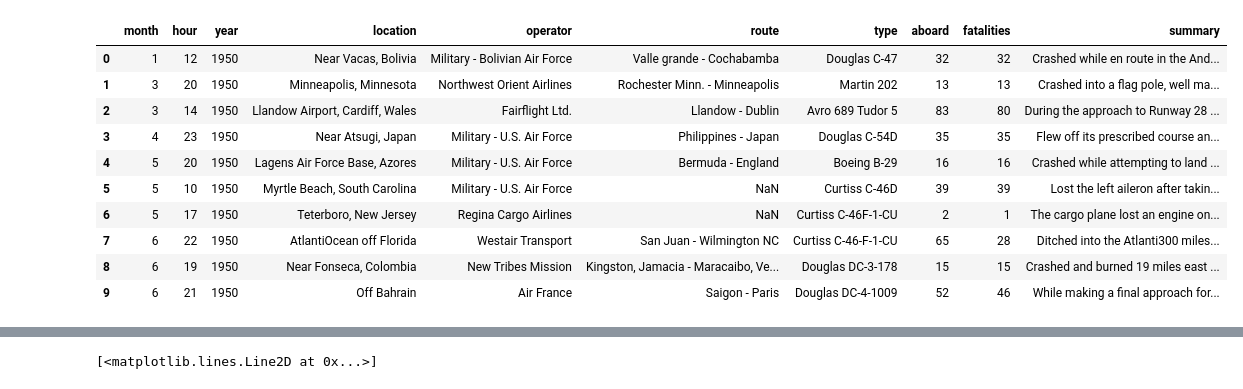
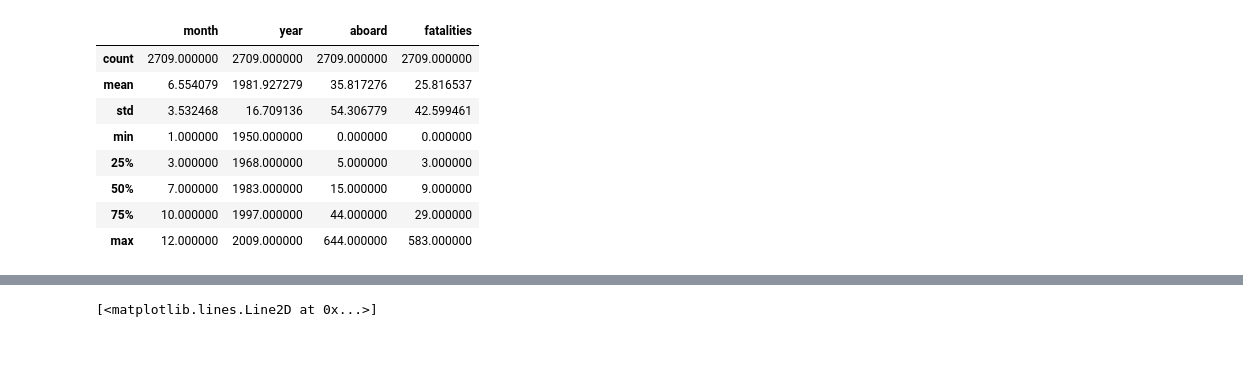
Before and after one commit to micsab/thinkful_files, a Jupyter notebook: data_science_technical_eval/Plane Crash Data.ipynb, the cells around one changed output, grey strips where cells are left out. Cells and saved outputs as stored; diff of their text form; code cells hidden in the pictures; blank space fills up the shorter version.

```diff
--- a/data_science_technical_eval/Plane Crash Data.ipynb
+++ b/data_science_technical_eval/Plane Crash Data.ipynb
@@ -5,16 +5,14 @@ import matplotlib.pyplot as plt
 %matplotlib inline
 # %%
 plane_crash = pd.read_csv('plane_crashes_data.csv')
-plane_crash.head(10)
+plane_crash.describe()
 # %% [output]
-|  | month | hour | year | location | operator | route | type | aboard | fatalities | summary |
-| 0 | 1 | 12 | 1950 | Near Vacas, Bolivia | Military - Bolivian Air Force | Valle grande - Cochabamba | Douglas C-47 | 32 | 32 | Crashed while en route in the And... |
-| 1 | 3 | 20 | 1950 | Minneapolis, Minnesota | Northwest Orient Airlines | Rochester Minn. - Minneapolis | Martin 202 | 13 | 13 | Crashed into a flag pole, well ma... |
-| 2 | 3 | 14 | 1950 | Llandow Airport, Cardiff, Wales | Fairflight Ltd. | Llandow - Dublin | Avro 689 Tudor 5 | 83 | 80 | During the approach to Runway 28 ... |
-| 3 | 4 | 23 | 1950 | Near Atsugi, Japan | Military - U.S. Air Force | Philippines - Japan | Douglas C-54D | 35 | 35 | Flew off its prescribed course an... |
-| 4 | 5 | 20 | 1950 | Lagens Air Force Base, Azores | Military - U.S. Air Force | Bermuda - England | Boeing B-29 | 16 | 16 | Crashed while attempting to land ... |
-| 5 | 5 | 10 | 1950 | Myrtle Beach, South Carolina | Military - U.S. Air Force | NaN | Curtiss C-46D | 39 | 39 | Lost the left aileron after takin... |
-| 6 | 5 | 17 | 1950 | Teterboro, New Jersey | Regina Cargo Airlines | NaN | Curtiss C-46F-1-CU | 2 | 1 | The cargo plane lost an engine on... |
-| 7 | 6 | 22 | 1950 | AtlantiOcean off Florida | Westair Transport | San Juan - Wilmington NC | Curtiss C-46-F-1-CU | 65 | 28 | Ditched into the Atlanti300 miles... |
-| 8 | 6 | 19 | 1950 | Near Fonseca, Colombia | New Tribes Mission | Kingston, Jamacia - Maracaibo, Ve... | Douglas DC-3-178 | 15 | 15 | Crashed and burned 19 miles east ... |
-| 9 | 6 | 21 | 1950 | Off Bahrain | Air France | Saigon - Paris | Douglas DC-4-1009 | 52 | 46 | While making a final approach for... |
+|  | month | year | aboard | fatalities |
+| count | 2709.000000 | 2709.000000 | 2709.000000 | 2709.000000 |
+| mean | 6.554079 | 1981.927279 | 35.817276 | 25.816537 |
+| std | 3.532468 | 16.709136 | 54.306779 | 42.599461 |
+| min | 1.000000 | 1950.000000 | 0.000000 | 0.000000 |
+| 25% | 3.000000 | 1968.000000 | 5.000000 | 3.000000 |
+| 50% | 7.000000 | 1983.000000 | 15.000000 | 9.000000 |
+| 75% | 10.000000 | 1997.000000 | 44.000000 | 29.000000 |
+| max | 12.000000 | 2009.000000 | 644.000000 | 583.000000 |
```
Also changed, not shown: parts of 10 cells of this notebook.
